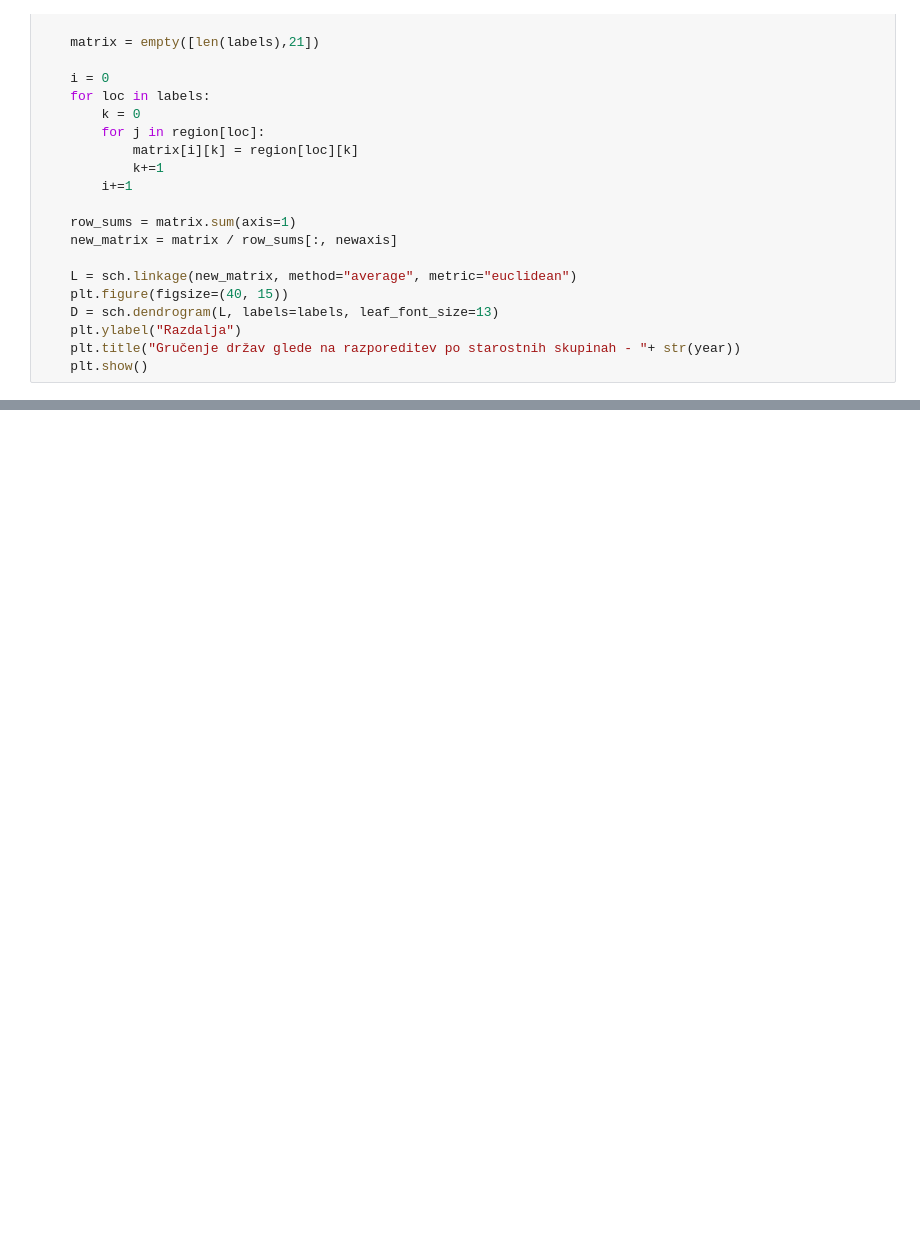
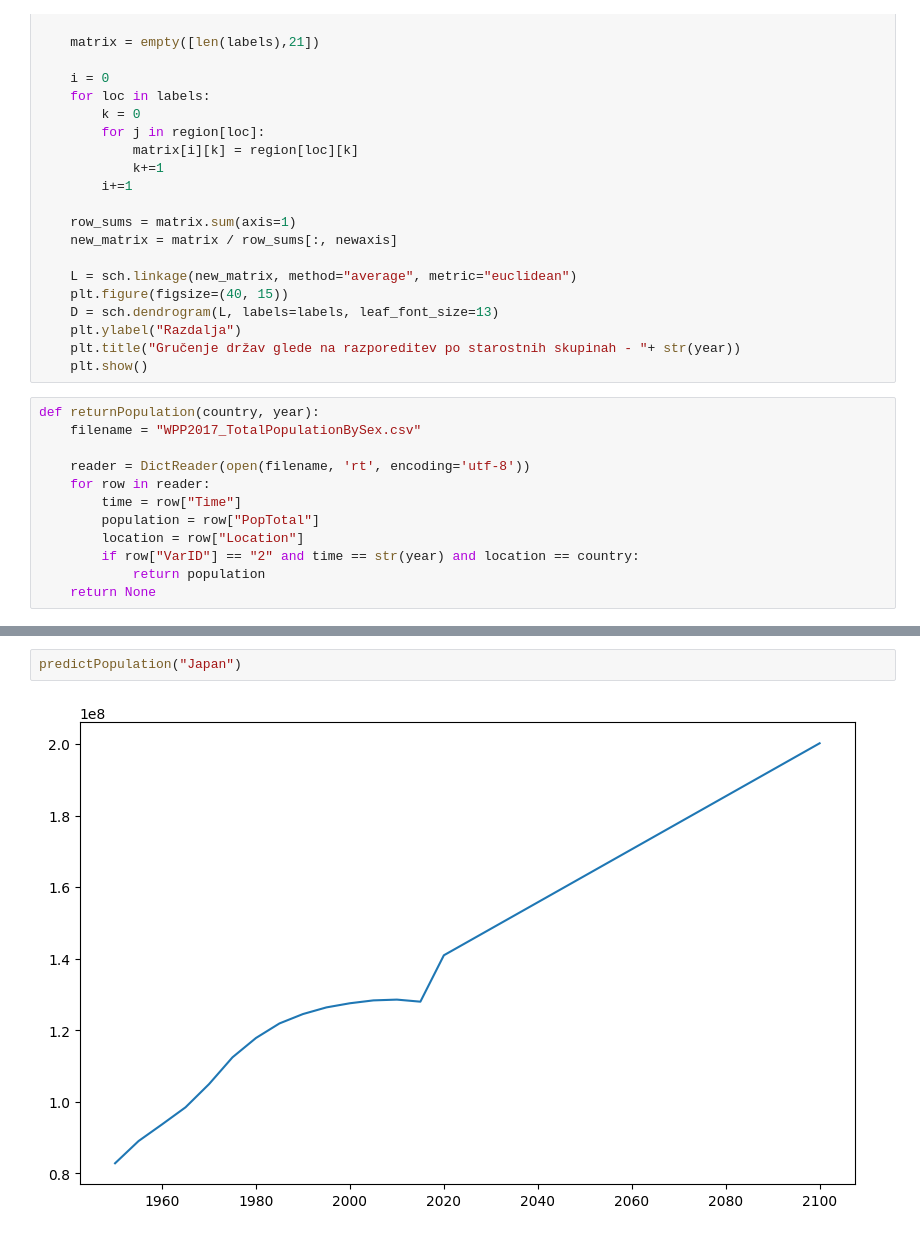
Before and after one commit to MaticSincek/PR18JJMSTB, a Jupyter notebook: Funkcije.ipynb, the cells around one changed output, grey strips where cells are left out. Cells and saved outputs as stored; diff of their text form; blank space fills up the shorter version.

Commit message:
Added function for predicting future population

```diff
--- a/Funkcije.ipynb
+++ b/Funkcije.ipynb
@@ -716,3 +716,15 @@ def ageGroupClustering(year):
     plt.ylabel("Razdalja")
     plt.title("Gručenje držav glede na razporeditev po starostnih skupinah - "+ str(year))
     plt.show()
+# %%
+def returnPopulation(country, year):
+    filename = "WPP2017_TotalPopulationBySex.csv"
+
+    reader = DictReader(open(filename, 'rt', encoding='utf-8'))
+    for row in reader:
+        time = row["Time"]
+        population = row["PopTotal"]
+        location = row["Location"]
+        if row["VarID"] == "2" and time == str(year) and location == country:
+            return population
+    return None
@@ -718,0 +804,4 @@ def ageGroupClustering(year):
+# %%
+predictPopulation("Japan")
+# %% [output]
+[figure, added]
```
Also changed, not shown: parts of 1 cell of this notebook, 1 other file.
